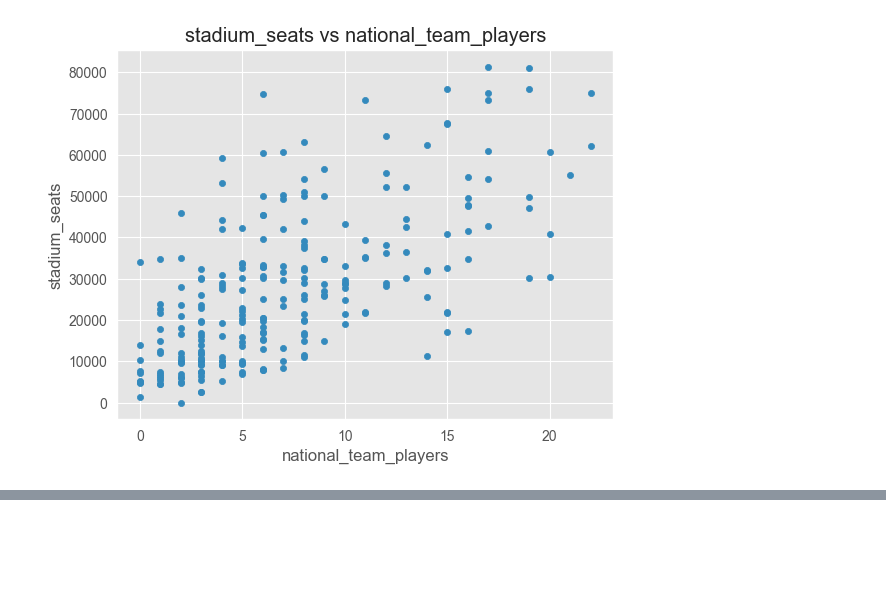
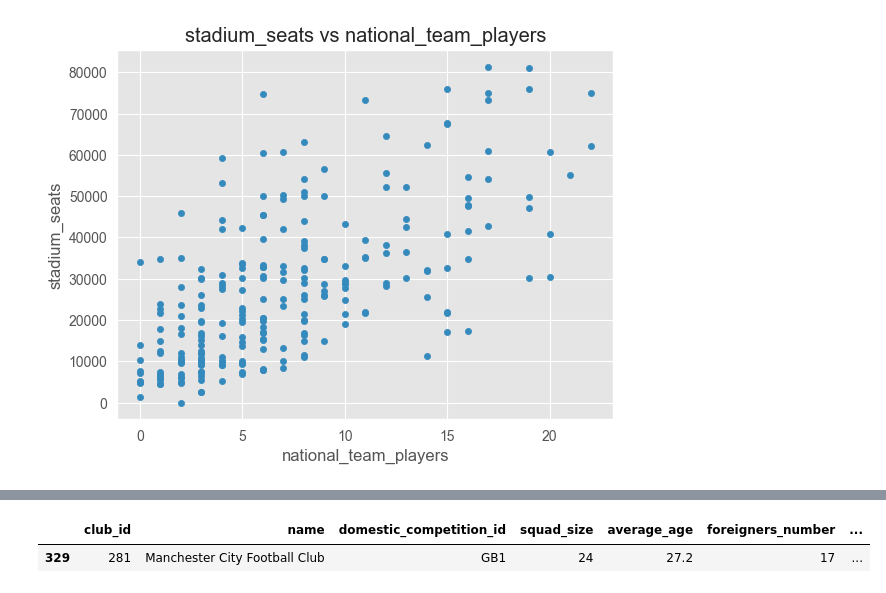
Before and after one commit to Bilguun-Batsaikhan/IUM-TWEB, a Jupyter notebook: Solution/jupyter_notebook/clubs.ipynb, the cells around one changed output, grey strips where cells are left out. Drawn from its saved outputs; the diff is of its cells as text; code cells hidden in the pictures; blank space fills up the shorter version.

```diff
--- a/Solution/jupyter_notebook/clubs.ipynb
+++ b/Solution/jupyter_notebook/clubs.ipynb
@@ -765,0 +785,5 @@ plt.show() #As we expected the number of seats in the stadium usually indicate m
+# %%
+new_club.query('club_id == 281')
+# %% [output]
+|  | club_id | name | domestic_competition_id | squad_size | average_age | foreigners_number | ... |
+| 329 | 281 | Manchester City Football Club | GB1 | 24 | 27.2 | 17 | ... |
```
Also changed, not shown: parts of 9 cells of this notebook.
